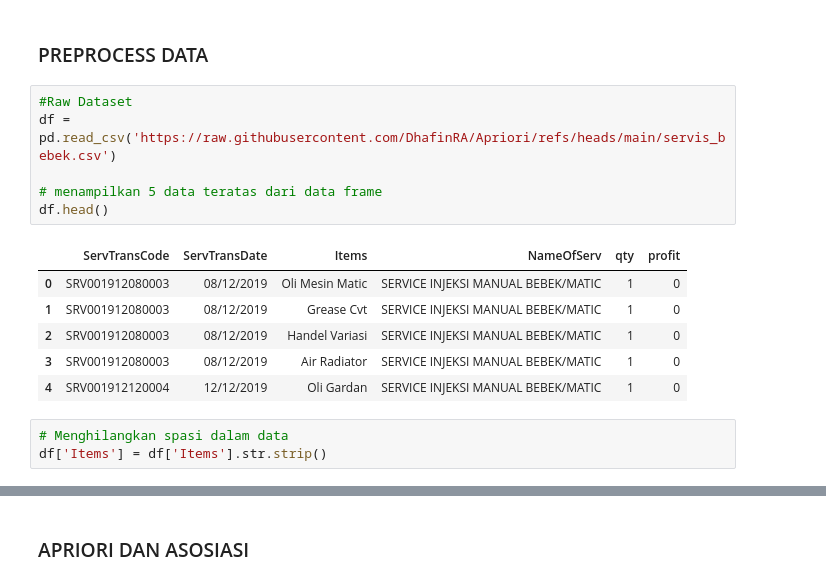
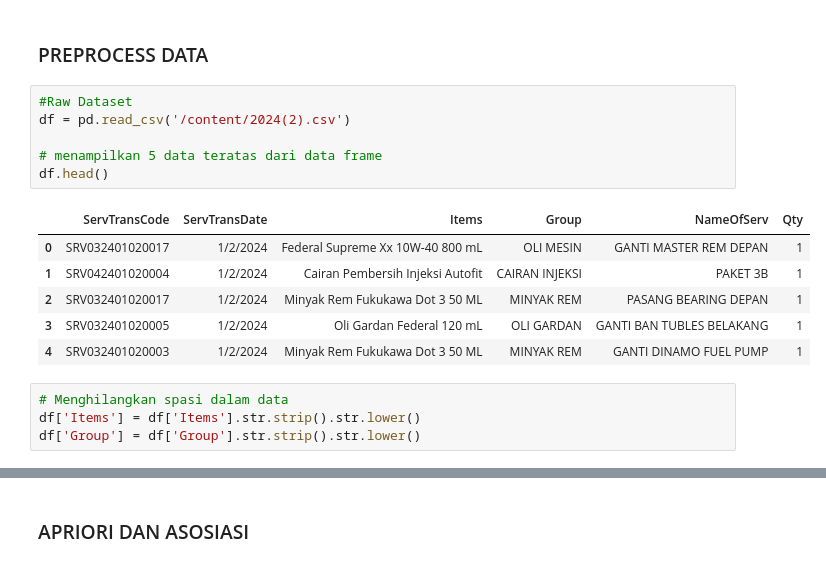
Before and after one commit to DhafinRA/Apriori, a Jupyter notebook: Apriori.ipynb, the cells around one changed output, grey strips where cells are left out. Drawn from its saved outputs; the diff is of its cells as text.

```diff
--- a/Apriori.ipynb
+++ b/Apriori.ipynb
@@ -11,20 +11,21 @@ import os
 ### PREPROCESS DATA
 # %%
 #Raw Dataset
-df = pd.read_csv('https://raw.githubusercontent.com/DhafinRA/Apriori/refs/heads/main/servis_bebek.csv')
+df = pd.read_csv('/content/2024(2).csv')
 
 # menampilkan 5 data teratas dari data frame
 df.head()
 # %% [output]
-|  | ServTransCode | ServTransDate | Items | NameOfServ | qty | profit |
-| 0 | SRV001912080003 | 08/12/2019 | Oli Mesin Matic | SERVICE INJEKSI MANUAL BEBEK/MATIC | 1 | 0 |
-| 1 | SRV001912080003 | 08/12/2019 | Grease Cvt | SERVICE INJEKSI MANUAL BEBEK/MATIC | 1 | 0 |
-| 2 | SRV001912080003 | 08/12/2019 | Handel Variasi | SERVICE INJEKSI MANUAL BEBEK/MATIC | 1 | 0 |
-| 3 | SRV001912080003 | 08/12/2019 | Air Radiator | SERVICE INJEKSI MANUAL BEBEK/MATIC | 1 | 0 |
-| 4 | SRV001912120004 | 12/12/2019 | Oli Gardan | SERVICE INJEKSI MANUAL BEBEK/MATIC | 1 | 0 |
+|  | ServTransCode | ServTransDate | Items | Group | NameOfServ | Qty |
+| 0 | SRV032401020017 | 1/2/2024 | Federal Supreme Xx 10W-40 800 mL | OLI MESIN | GANTI MASTER REM DEPAN | 1 |
+| 1 | SRV042401020004 | 1/2/2024 | Cairan Pembersih Injeksi Autofit | CAIRAN INJEKSI | PAKET 3B | 1 |
+| 2 | SRV032401020017 | 1/2/2024 | Minyak Rem Fukukawa Dot 3 50 ML | MINYAK REM | PASANG BEARING DEPAN | 1 |
+| 3 | SRV032401020005 | 1/2/2024 | Oli Gardan Federal 120 mL | OLI GARDAN | GANTI BAN TUBLES BELAKANG | 1 |
+| 4 | SRV032401020003 | 1/2/2024 | Minyak Rem Fukukawa Dot 3 50 ML | MINYAK REM | GANTI DINAMO FUEL PUMP | 1 |
 # %%
 # Menghilangkan spasi dalam data
-df['Items'] = df['Items'].str.strip()
+df['Items'] = df['Items'].str.strip().str.lower()
+df['Group'] = df['Group'].str.strip().str.lower()
 # %%
 #Menampilkan Informasi Data Frame
 df.info()
```
Also changed, not shown: parts of 11 cells of this notebook.
